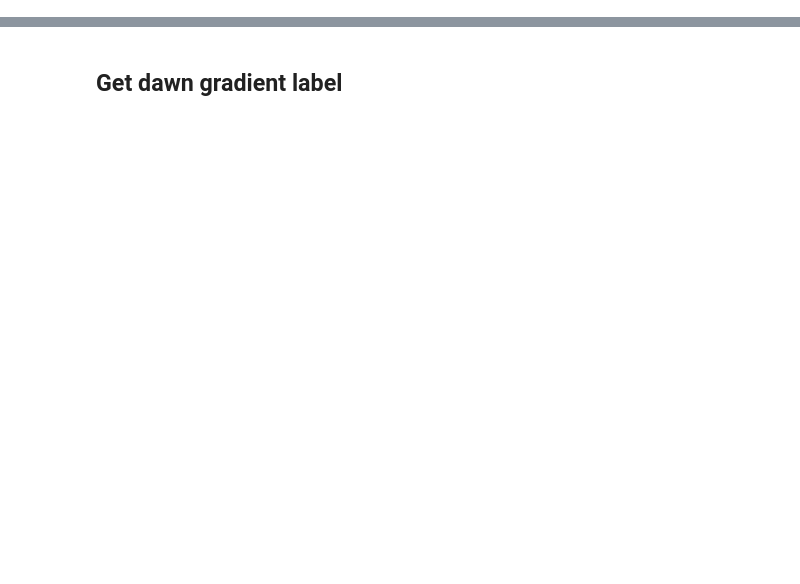
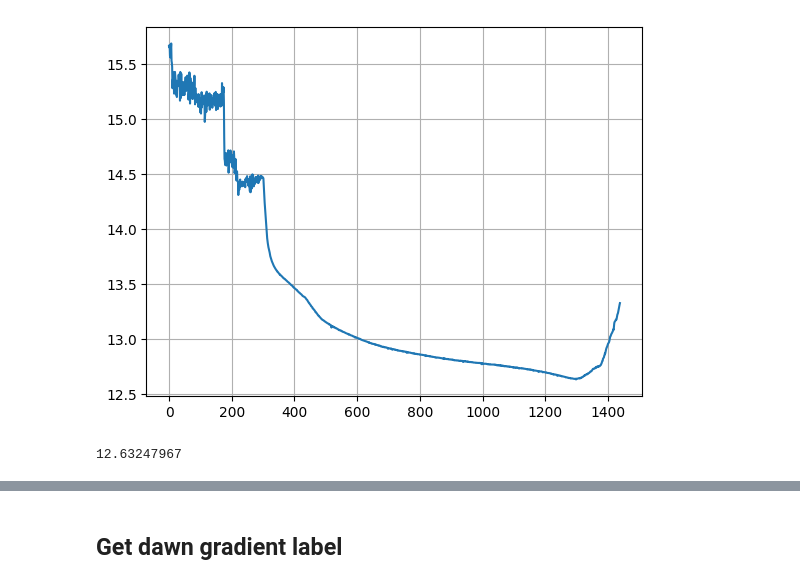
Before and after one commit to HarryLe95/Consilium_ROC_HOANG, a Jupyter notebook: app/BayesianLabel_Example copy.ipynb, the cells around one changed output, grey strips where cells are left out. Drawn from its saved outputs; the diff is of its cells as text; code cells hidden in the pictures; blank space fills up the shorter version.

```diff
--- a/app/BayesianLabel_Example copy.ipynb
+++ b/app/BayesianLabel_Example copy.ipynb
@@ -12,4 +10,22 @@ from sklearn.linear_model import LinearRegression
 # %%
-well_code = "POND1"
+well_code = "BIGL22"
 # %%
 model = FeatureExtractor(well_code)
+# %%
+data = model.data["agg_df"].ROC_VOLTAGE
+data = data[model.anomaly_label==0]
+def process_fn(x):
+    x = np.array(x)[600:]
+    x = x[x!=0]
+    filter_data = savgol_filter(x, window_length=10, polyorder=1)
+    first_derivative = np.gradient(filter_data)
+    second_derivative = np.gradient(first_derivative)
+    onset_location = np.where((second_derivative>=0.002) & (first_derivative>=0.01))[0]
+    if len(onset_location)==0:
+        onset_location=1400
+    else:
+        onset_location=onset_location[0]
+    last_gradient = first_derivative[onset_location-10:onset_location]
+    return {"filtered_data":filter_data[:onset_location], "first":first_derivative[:onset_location], "second":second_derivative[:onset_location], "last_gradient":last_gradient}
+all_data = data.apply(lambda x: process_fn(x)).apply(pd.Series)
+label = all_data["last_gradient"].apply(lambda x: x.min()<-0.04)
@@ -15,0 +68,11 @@ model = FeatureExtractor(well_code)
+# %%
+incorrect_date = "2016-07-16"
+plot_data = np.array(data.loc[incorrect_date])
+plot_data = plot_data[plot_data!=0]
+plt.plot(plot_data)
+plt.grid()
+plt.show()
+print(plot_data.min())
+# %% [output]
+[figure, added]
+12.63247967
```
Also changed, not shown: parts of 27 cells of this notebook, 4 other files.
